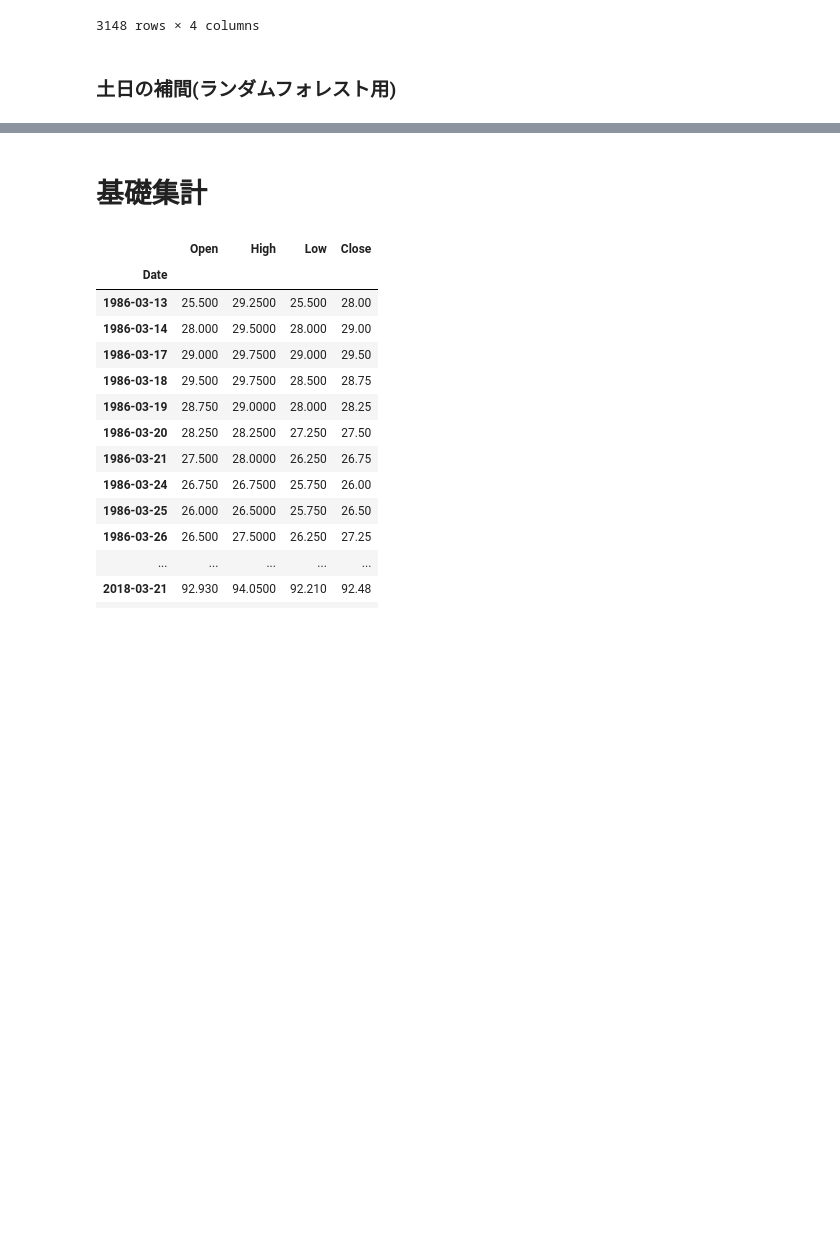
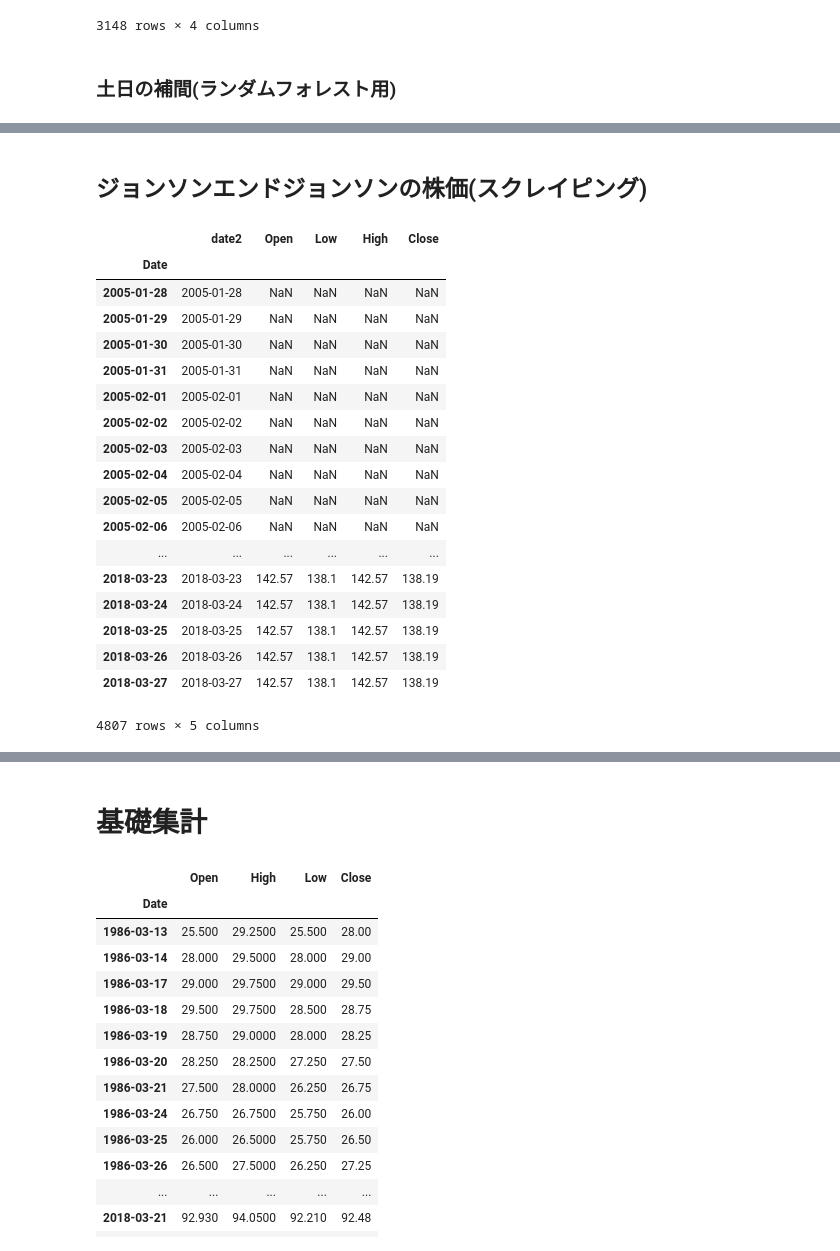
Before and after one commit to kounatsumikan/learning, a Jupyter notebook: SARIMA.ipynb, the cells around one changed output, grey strips where cells are left out. Cells and saved outputs as stored; diff of their text form; code cells hidden in the pictures; blank space fills up the shorter version.

```diff
--- a/SARIMA.ipynb
+++ b/SARIMA.ipynb
@@ -391,0 +426,36 @@ amzn2
+# %% [markdown]
+## ジョンソンエンドジョンソンの株価(スクレイピング)
+# %%
+for i in range(1,159):
+    url = 'https://stocks.finance.yahoo.co.jp/us/history/JNJ?sy=2005&sm=1&sd=2&ey=2018&em=1&ed=31&tm=d&start=&p='+str(i)
+    if i==1:
+        dfs = pd.read_html(url,header=0,encoding='utf-8')
+        jnj = dfs[1]
+    else:
+        dfs = pd.read_html(url,header=0,encoding='utf-8')
+        jnj = jnj.append(dfs[1])
+
+jnj = totonoeru(jnj)
+
+jnj2 = donitihokan(jnj)
+jnj2
+# %% [output]
+|  | date2 | Open | Low | High | Close |
+| Date |  |  |  |  |  |
+| 2005-01-28 | 2005-01-28 | NaN | NaN | NaN | NaN |
+| 2005-01-29 | 2005-01-29 | NaN | NaN | NaN | NaN |
+| 2005-01-30 | 2005-01-30 | NaN | NaN | NaN | NaN |
+| 2005-01-31 | 2005-01-31 | NaN | NaN | NaN | NaN |
+| 2005-02-01 | 2005-02-01 | NaN | NaN | NaN | NaN |
+| 2005-02-02 | 2005-02-02 | NaN | NaN | NaN | NaN |
+| 2005-02-03 | 2005-02-03 | NaN | NaN | NaN | NaN |
+| 2005-02-04 | 2005-02-04 | NaN | NaN | NaN | NaN |
+| 2005-02-05 | 2005-02-05 | NaN | NaN | NaN | NaN |
+| 2005-02-06 | 2005-02-06 | NaN | NaN | NaN | NaN |
+| ... | ... | ... | ... | ... | ... |
+| 2018-03-23 | 2018-03-23 | 142.57 | 138.1 | 142.57 | 138.19 |
+| 2018-03-24 | 2018-03-24 | 142.57 | 138.1 | 142.57 | 138.19 |
+| 2018-03-25 | 2018-03-25 | 142.57 | 138.1 | 142.57 | 138.19 |
+| 2018-03-26 | 2018-03-26 | 142.57 | 138.1 | 142.57 | 138.19 |
+| 2018-03-27 | 2018-03-27 | 142.57 | 138.1 | 142.57 | 138.19 |
+4807 rows × 5 columns
```
Also changed, not shown: parts of 25 cells of this notebook.
